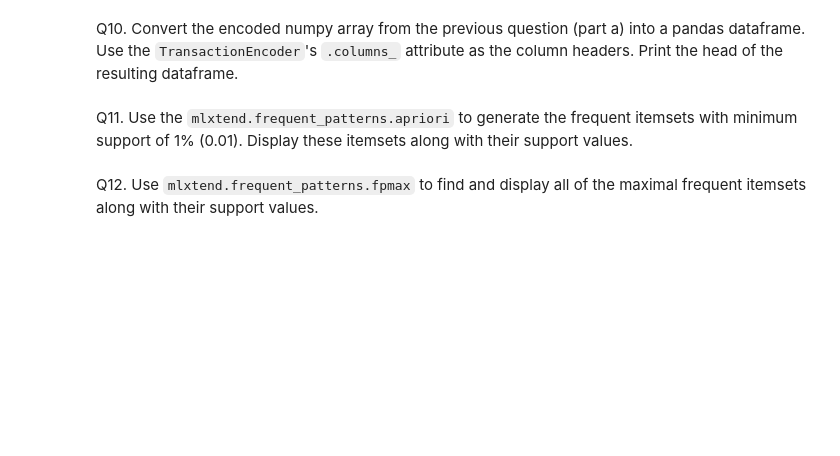
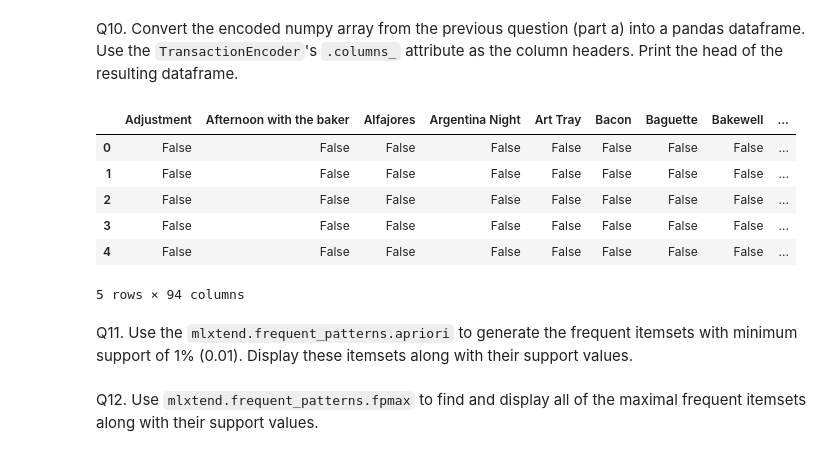
Before and after one commit to jrsmith03/ml-semisuper, a Jupyter notebook: HW 6 - Q-Learning & Association Analysis.ipynb, the cells around one changed output. Drawn from its saved outputs; the diff is of its cells as text; code cells hidden in the pictures; blank space fills up the shorter version.

```diff
--- a/HW 6 - Q-Learning & Association Analysis.ipynb
+++ b/HW 6 - Q-Learning & Association Analysis.ipynb
@@ -536,3 +660,15 @@ Q10. Convert the encoded numpy array from the previous question (part a) into a
+# %%
+import pandas as pd
+df = pd.DataFrame(te_ary, columns=te.columns_)
+df.head()
+# %% [output]
+|  | Adjustment | Afternoon with the baker | Alfajores | Argentina Night | Art Tray | Bacon | Baguette | Bakewell | ... |
+| 0 | False | False | False | False | False | False | False | False | ... |
+| 1 | False | False | False | False | False | False | False | False | ... |
+| 2 | False | False | False | False | False | False | False | False | ... |
+| 3 | False | False | False | False | False | False | False | False | ... |
+| 4 | False | False | False | False | False | False | False | False | ... |
+5 rows × 94 columns
 # %% [markdown]
 Q11. Use the `mlxtend.frequent_patterns.apriori` to generate the frequent itemsets with minimum support of 1% (0.01). Display these itemsets along with their support values.
 # %%
```
Also changed, not shown: parts of 13 cells of this notebook, 1 other file.
